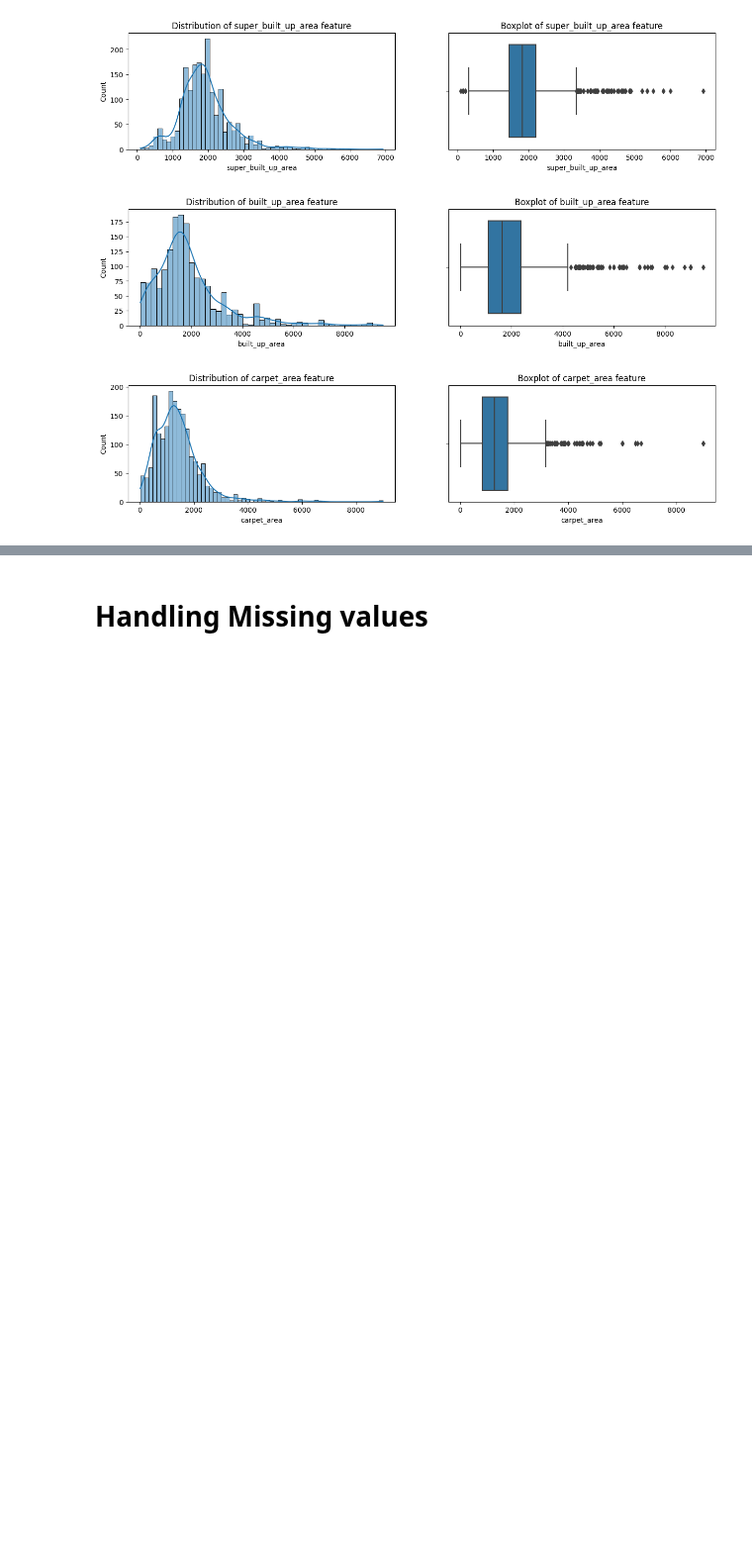
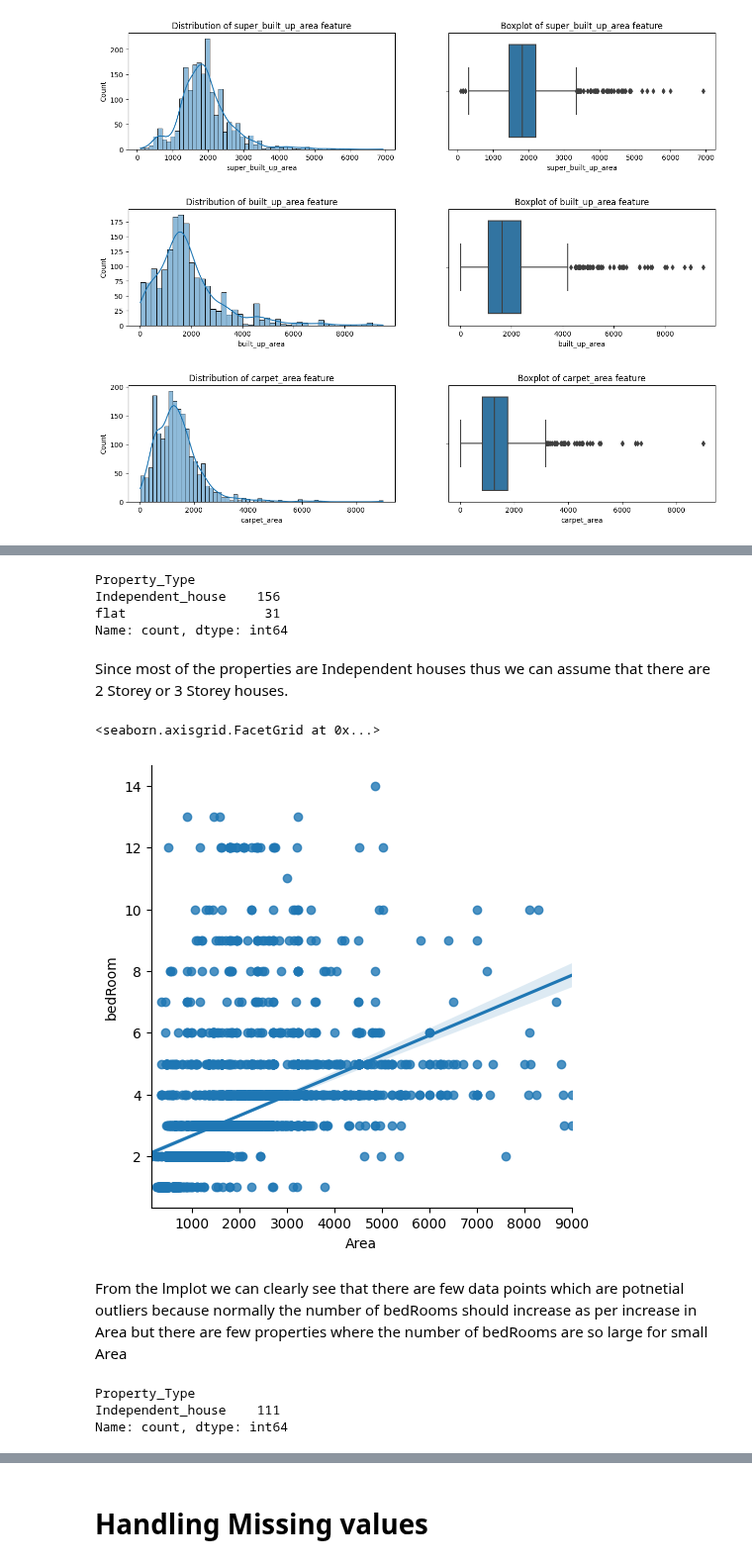
Before and after one commit to yuvraaj2002/AI_Projects, a Jupyter notebook: Find_Home.AI/Notebook_And_Dataset/Outlier_And_MissingValues.ipynb, the cells around one changed output, grey strips where cells are left out. Shown at 99% size. Cells and saved outputs as stored; diff of their text form; code cells hidden in the pictures; blank space fills up the shorter version.

```diff
--- a/Find_Home.AI/Notebook_And_Dataset/Outlier_And_MissingValues.ipynb
+++ b/Find_Home.AI/Notebook_And_Dataset/Outlier_And_MissingValues.ipynb
@@ -302,0 +353,17 @@ plt.show()
+# %%
+df[df['Area_Per_BRoom'] < df['Area_Per_BRoom'].quantile(0.05)][['bedRoom','Area_Per_BRoom','Property_Type']]['Property_Type'].value_counts()
+# %% [output]
+Property_Type
+Independent_house    156
+flat                  31
+Name: count, dtype: int64
+# %% [markdown]
+Since most of the properties are Independent houses thus we can assume that there are 2 Storey or 3 Storey houses.
+# %%
+# To understand the relationship between ARea and bedRoom we can use scatter plot but lmplot also gives us regressionl line
+sns.lmplot(data=df, x="Area", y="bedRoom")
+# %% [output]
+<seaborn.axisgrid.FacetGrid at 0x...>
+[figure, added]
+# %% [markdown]
+From the lmplot we can clearly see that there are few data points which are potnetial outliers because normally the number of bedRooms should increase as per increase in Area but there are few properties where the number of bedRooms are so large for small Area
@@ -302,0 +373,6 @@ plt.show()
+# %%
+df[(df['Area_Per_BRoom'] < 250) & (df['bedRoom'] > 3)]['Property_Type'].value_counts()
+# %% [output]
+Property_Type
+Independent_house    111
+Name: count, dtype: int64
```
Also changed, not shown: parts of 28 cells of this notebook.
